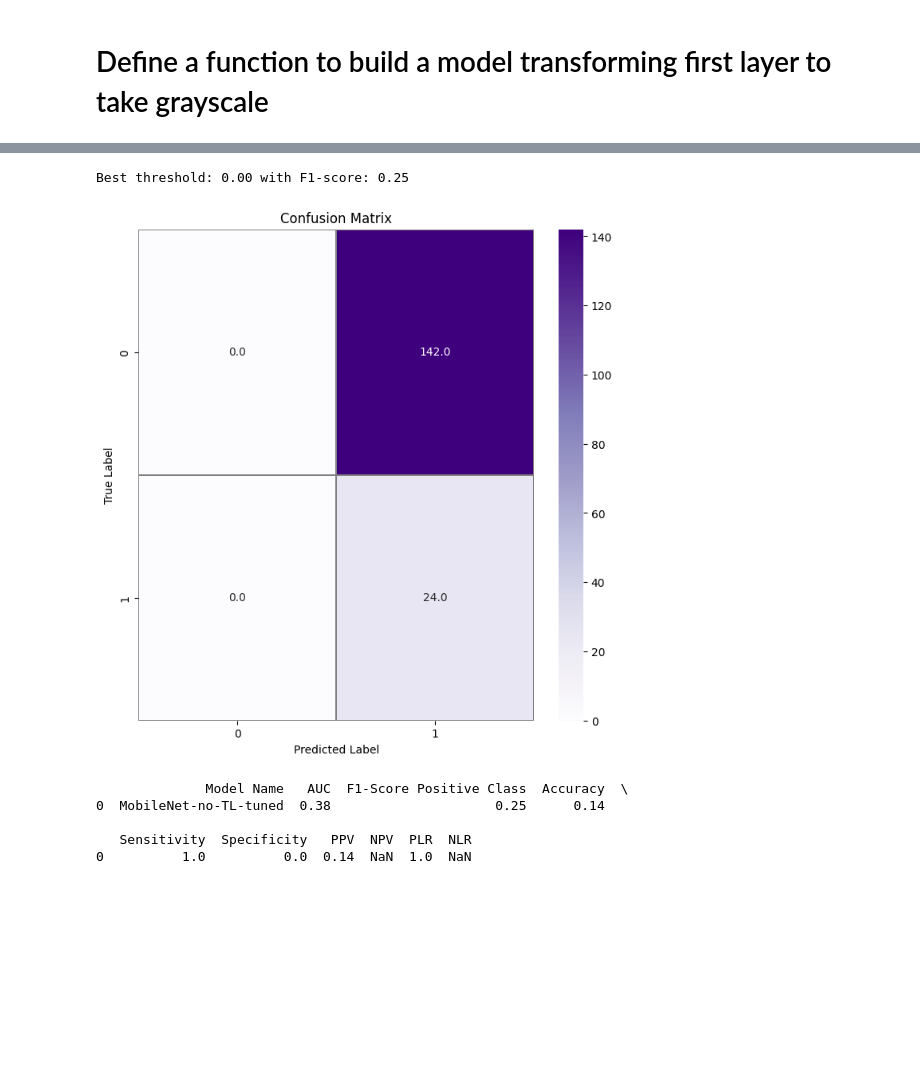
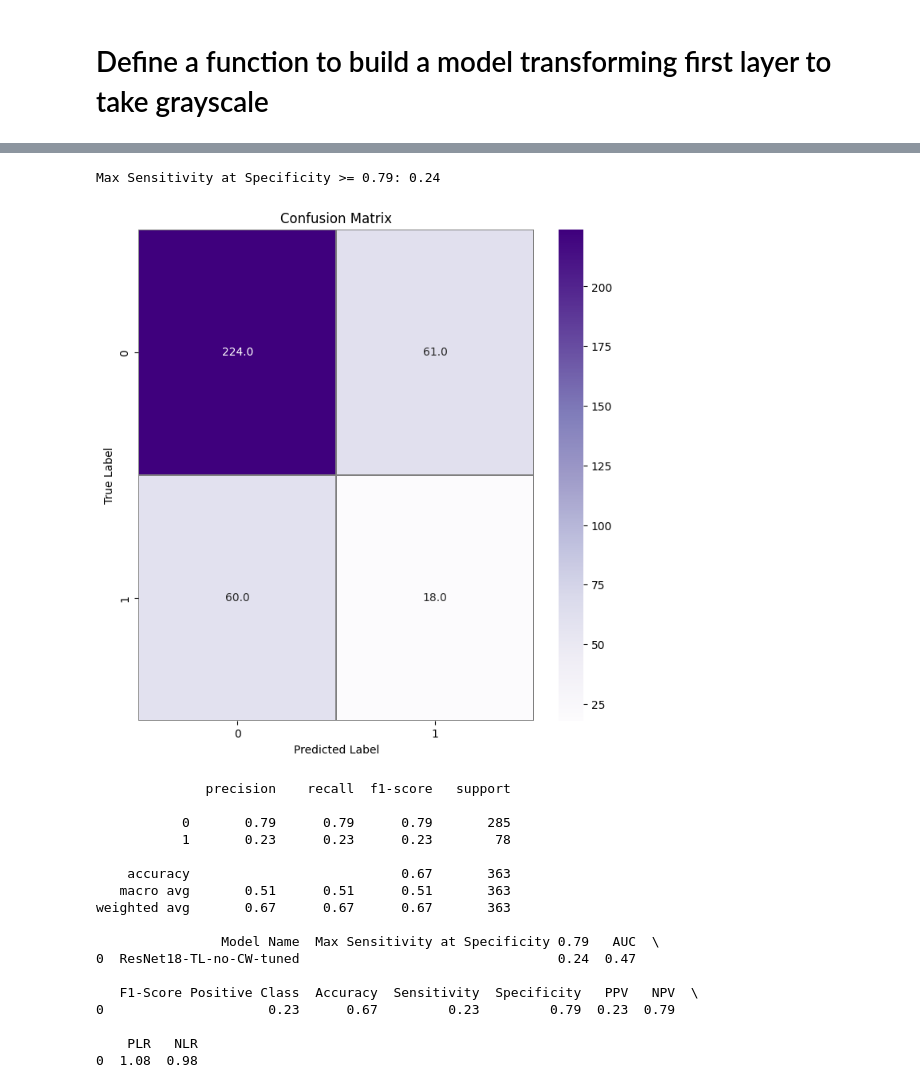
Before and after one commit to gwendysyd/Placenta-Insufficiency-Classification, a Jupyter notebook: src/3. Experiments/1. Deep Learning/7. Final trial (Optimization)/C3 - Optimized.ipynb, the cells around one changed output, grey strips where cells are left out. Cells and saved outputs as stored; diff of their text form; code cells hidden in the pictures; blank space fills up the shorter version.

```diff
--- a/src/3. Experiments/1. Deep Learning/7. Final trial (Optimization)/C3 - Optimized.ipynb
+++ b/src/3. Experiments/1. Deep Learning/7. Final trial (Optimization)/C3 - Optimized.ipynb
@@ -646,0 +255,3 @@ def objective(trial):
+# %%
+from classification_models.tfkeras import Classifiers
+ResNet18, preprocess_input = Classifiers.get('resnet18')
@@ -646,0 +291,10 @@ def objective(trial):
+# %%
+def preprocess_data_resnet18(image, label):
+    image = preprocess_input(image)
+    return image, label
+
+prep_train_data = train_data.map(preprocess_data_resnet18)
+prep_val_data = val_data.map(preprocess_data_resnet18)
+prep_test_data = test_data.map(preprocess_data_resnet18)
+
+train_data_augmented = prep_train_data.map(augment_image)
@@ -646,0 +390,10 @@ def objective(trial):
+# %%
+def preprocess_data_resnet18(image, label):
+    image = preprocess_input(image)
+    return image, label
+
+prep_train_data = train_data.map(preprocess_data_resnet18)
+prep_val_data = val_data.map(preprocess_data_resnet18)
+prep_test_data = test_data.map(preprocess_data_resnet18)
+
+train_data_augmented = prep_train_data.map(augment_image)
@@ -746,22 +555,22 @@ Training time: 64.85419392585754 seconds
 best_trial = study.best_trial.params
 
 # Base model
-base_mobilenet = tf.keras.applications.MobileNet(weights='imagenet', include_top=False, input_shape=(224, 224, 3))
+base_resnet18 = ResNet18(weights='imagenet', include_top=False, input_shape=(224, 224, 3))
 
 # Rebuild the model with the best hyperparameters
-model = build_model(base_model=base_mobilenet,
+model = build_model(base_model=base_resnet18,
                     transfer_learning='Y',
                     trial=optuna.trial.FixedTrial(best_trial))
 
 # Callbacks
-mb_callback = tf.keras.callbacks.EarlyStopping(monitor='val_loss', patience=10)
-mb_checkpoint = ModelCheckpoint('mb_best_weights.h5', save_best_only=True, save_weights_only=True)
-mb_plot_callback = PlotLearning()
+rn_callback = tf.keras.callbacks.EarlyStopping(monitor='val_loss', patience=10)
+rn_checkpoint = ModelCheckpoint('mb_best_weights.h5', save_best_only=True, save_weights_only=True)
+rn_plot_callback = PlotLearning()
 
 # Retrain the model
-history = model.fit(prep_train_data,
+history = model.fit(train_data_augmented,
                     epochs=150,
                     validation_data=prep_val_data,
-                    callbacks=[mb_callback, mb_checkpoint, mb_plot_callback],
+                    callbacks=[rn_callback, rn_checkpoint, rn_plot_callback],
                    )
 # %% [output]
@@ -770,10 +579,22 @@ history = model.fit(prep_train_data,
 # %%
-get_model_metrics(test_data=prep_test_data, model=model, model_name='MobileNet-no-TL-tuned')
+get_model_metrics(test_data=prep_test_data, model=model, model_name='ResNet18-TL-no-CW-tuned')
 # %% [output]
-Best threshold: 0.00 with F1-score: 0.25
+Max Sensitivity at Specificity >= 0.79: 0.24
-[figure, old version]
+[figure, new version]
-              Model Name   AUC  F1-Score Positive Class  Accuracy  \
-0  MobileNet-no-TL-tuned  0.38                     0.25      0.14
+              precision    recall  f1-score   support
 
-   Sensitivity  Specificity   PPV  NPV  PLR  NLR
-0          1.0          0.0  0.14  NaN  1.0  NaN
+           0       0.79      0.79      0.79       285
+           1       0.23      0.23      0.23        78
+
+    accuracy                           0.67       363
+   macro avg       0.51      0.51      0.51       363
+weighted avg       0.67      0.67      0.67       363
+
+                Model Name  Max Sensitivity at Specificity 0.79   AUC  \
+0  ResNet18-TL-no-CW-tuned                                 0.24  0.47
+
+   F1-Score Positive Class  Accuracy  Sensitivity  Specificity   PPV   NPV  \
+0                     0.23      0.67         0.23         0.79  0.23  0.79
+
+    PLR   NLR
+0  1.08  0.98
```
Also changed, not shown: parts of 45 cells of this notebook, 3 other files.
